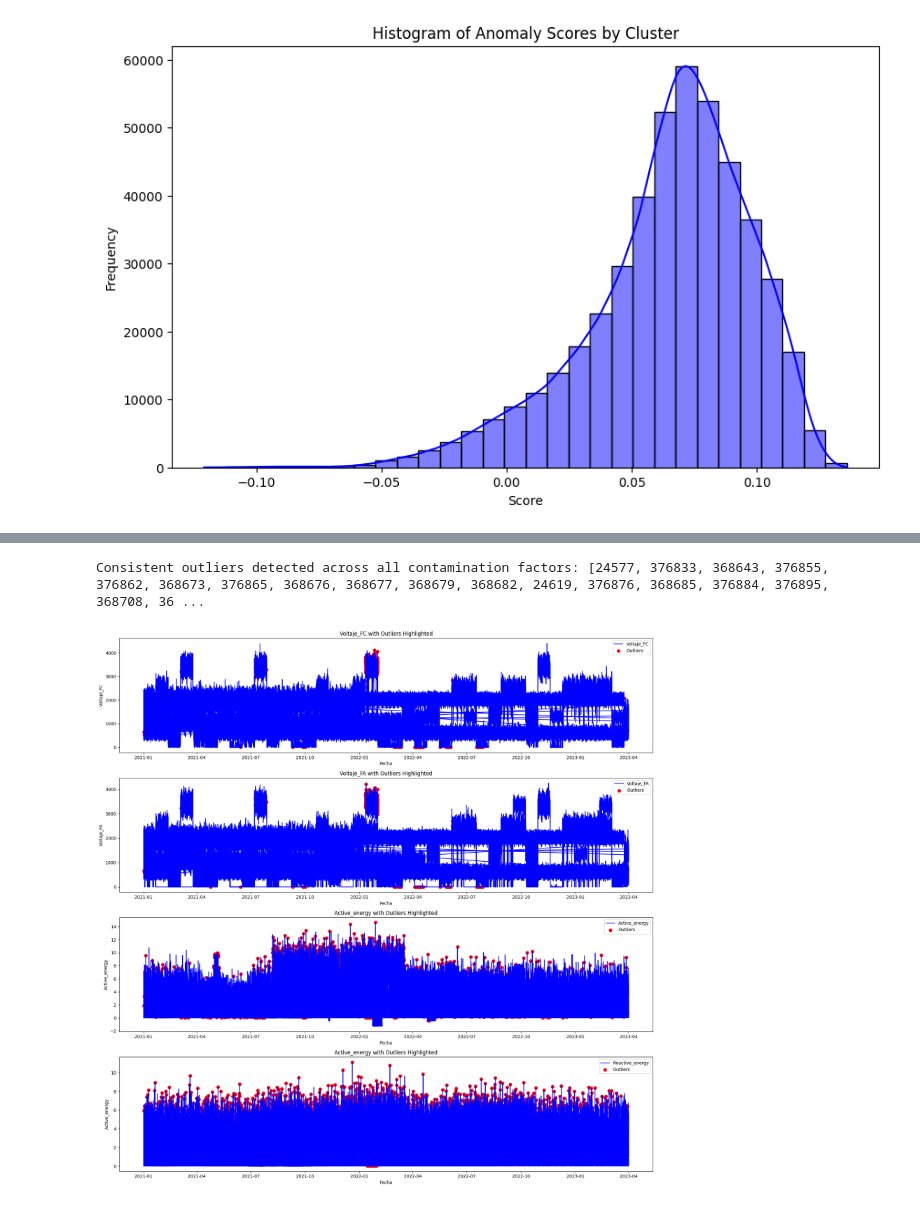
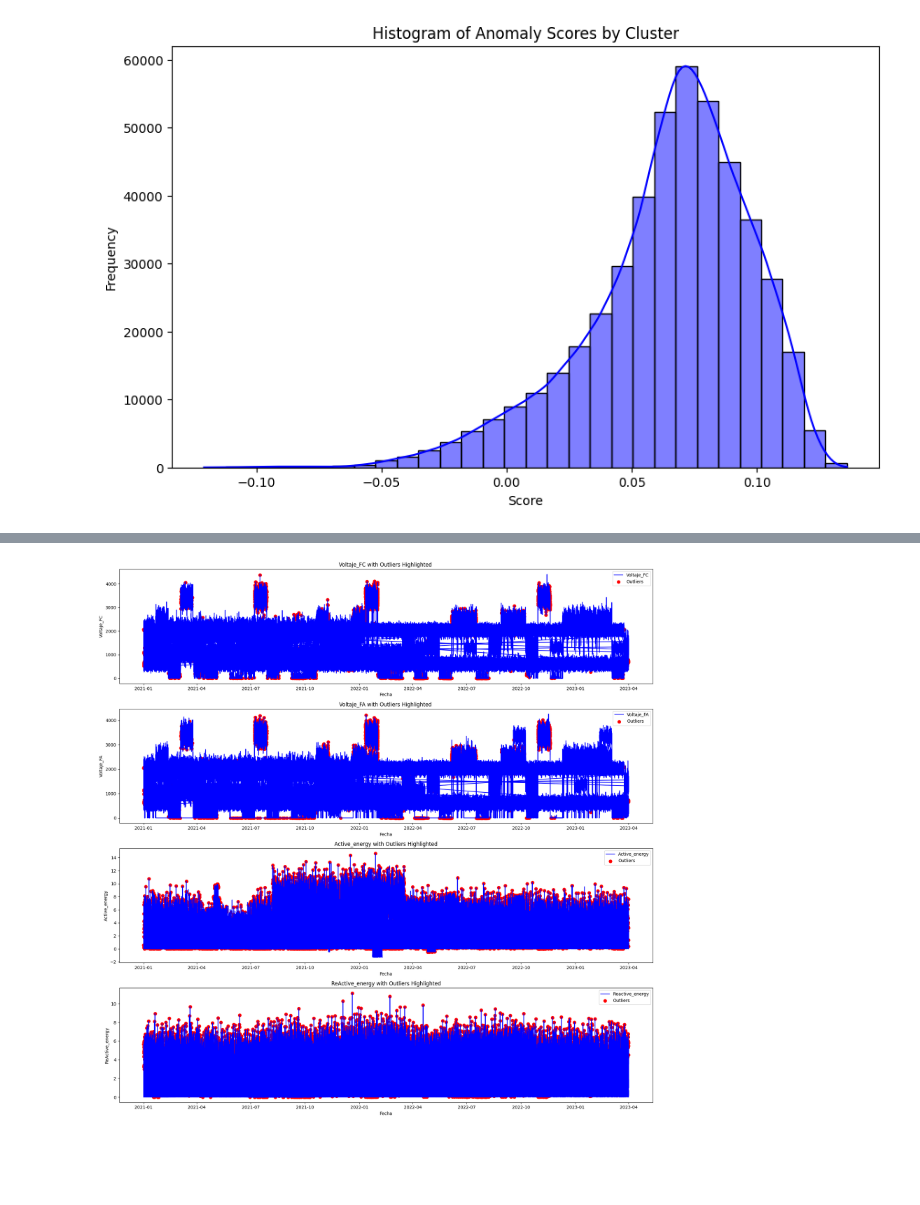
Before and after one commit to eduardotoledoZero/anomagram, a Jupyter notebook: step_4.1 anomalies_by_isolation.ipynb, the cells around one changed output, grey strips where cells are left out. Cells and saved outputs as stored; diff of their text form; code cells hidden in the pictures; blank space fills up the shorter version.

Commit message:
Improving some visualizations

```diff
--- a/step_4.1 anomalies_by_isolation.ipynb
+++ b/step_4.1 anomalies_by_isolation.ipynb
@@ -781,82 +546,47 @@ plot_data(df_sampled, 'Fecha', 'Reactive_energy', 'Outlier_Label', 'Reactive Ene
-# %%
-from sklearn.ensemble import IsolationForest
-
-# Range of contamination factors to test.
-contamination_factors = [0.01, 0.02, 0.03, 0.04, 0.05, 0.06, 0.07, 0.08, 0.09, 0.1]
-outliers_detected = {}
-for cont in contamination_factors:
-    # Isolation Forest model
-    iso_forest = IsolationForest(n_estimators=100, contamination=cont)
-
-    # Fit the model
-    iso_forest.fit(combined_df[final_features])
-
-    # Predict the outliers (-1 for outliers, 1 for inliers)
-    predictions = iso_forest.predict(combined_df[final_features])
-
-    # Get the indices of outliers
-    outlier_indices = np.where(predictions == -1)[0]
-
-    # Store the outlier indices in the dictionary
-    outliers_detected[cont] = set(outlier_indices)
-
-
-consistent_outliers = set.intersection(*outliers_detected.values())
-
-
-consistent_outliers_list = list(consistent_outliers)
-
-# Print the results
-print(f"Consistent outliers detected across all contamination factors: {consistent_outliers_list}")
-# %% [output]
-Consistent outliers detected across all contamination factors: [24577, 376833, 368643, 376855, 376862, 368673, 376865, 368676, 368677, 368679, 368682, 24619, 376876, 368685, 376884, 376895, 368708, 36 ...
 # %%
 import matplotlib.pyplot as plt
 import pandas as pd
 
 
-#  'consistent_outliers_list' contains the indices of consistent outliers
-
+combined_df = pd.read_csv('../data/output/consumo_datamart_gold_isoforest.csv')
+consistent_outliers_list= combined_df[combined_df['Anomaly_Global']==-1].index.tolist()
 combined_df['Fecha'] = pd.to_datetime(combined_df['Fecha'])
-
-
 fig, axs = plt.subplots(4, 1, figsize=(18, 18))  # 2 rows, 1 column
 
 # Plot for Voltaje_FC
-axs[0].plot(combined_df['Fecha'], combined_df['Voltaje_FC'], 'b-', label='Voltaje_FC', markersize=5)
+axs[0].plot(combined_df['Fecha'], combined_df['Voltaje_FC'], 'b-', label=f'Voltaje_FC', markersize=5)
 axs[0].scatter(combined_df.loc[consistent_outliers_list, 'Fecha'], combined_df.loc[consistent_outliers_list, 'Voltaje_FC'], color='red', s=50, label='Outliers')
-axs[0].set_title('Voltaje_FC with Outliers Highlighted')
+axs[0].set_title(f'Voltaje_FC with Outliers Highlighted ')
 axs[0].set_xlabel('Fecha')
 axs[0].set_ylabel('Voltaje_FC')
 axs[0].legend()
 
 # Plot for Voltaje_FA
-axs[1].plot(combined_df['Fecha'], combined_df['Voltaje_FA'], 'b-', label='Voltaje_FA', markersize=5)
+axs[1].plot(combined_df['Fecha'], combined_df['Voltaje_FA'], 'b-', label=f'Voltaje_FA', markersize=5)
 axs[1].scatter(combined_df.loc[consistent_outliers_list, 'Fecha'], combined_df.loc[consistent_outliers_list, 'Voltaje_FA'], color='red', s=50, label='Outliers')
-axs[1].set_title('Voltaje_FA with Outliers Highlighted')
+axs[1].set_title(f'Voltaje_FA with Outliers Highlighted ')
 axs[1].set_xlabel('Fecha')
 axs[1].set_ylabel('Voltaje_FA')
 axs[1].legend()
 
 # Plot for Voltaje_FA
-axs[2].plot(combined_df['Fecha'], combined_df['Active_energy'], 'b-', label='Active_energy', markersize=5)
+axs[2].plot(combined_df['Fecha'], combined_df['Active_energy'], 'b-', label=f'Active_energy', markersize=5)
 axs[2].scatter(combined_df.loc[consistent_outliers_list, 'Fecha'], combined_df.loc[consistent_outliers_list, 'Active_energy'], color='red', s=50, label='Outliers')
-axs[2].set_title('Active_energy with Outliers Highlighted')
+axs[2].set_title(f'Active_energy with Outliers Highlighted')
 axs[2].set_xlabel('Fecha')
 axs[2].set_ylabel('Active_energy')
 axs[2].legend()
 
-axs[3].plot(combined_df['Fecha'], combined_df['Reactive_energy'], 'b-', label='Reactive_energy', markersize=5)
+axs[3].plot(combined_df['Fecha'], combined_df['Reactive_energy'], 'b-', label=f'Reactive_energy', markersize=5)
 axs[3].scatter(combined_df.loc[consistent_outliers_list, 'Fecha'], combined_df.loc[consistent_outliers_list, 'Reactive_energy'], color='red', s=50, label='Outliers')
-axs[3].set_title('Active_energy with Outliers Highlighted')
+axs[3].set_title(f'ReActive_energy with Outliers Highlighted')
 axs[3].set_xlabel('Fecha')
-axs[3].set_ylabel('Active_energy')
+axs[3].set_ylabel('ReActive_energy')
 axs[3].legend()
 
 # Adjust the layout of the plot to prevent overlap
 plt.tight_layout()
 
-# Show the plot
 plt.show()
 # %% [output]
-[figure, old version]
+[figure, new version]
```
Also changed, not shown: parts of 16 cells of this notebook.
